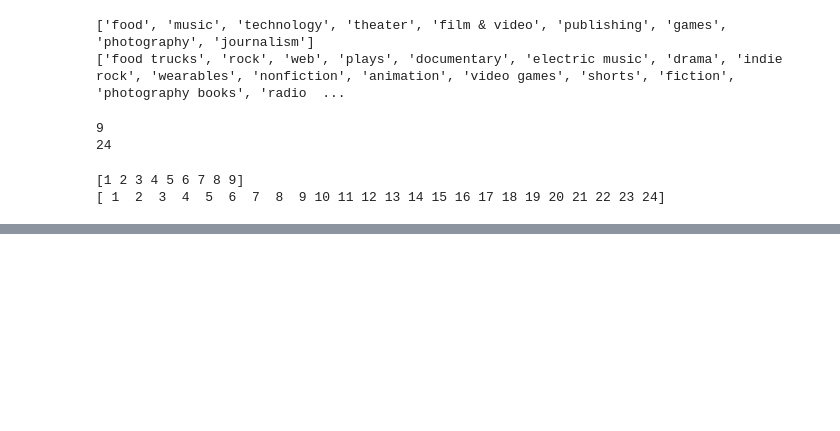
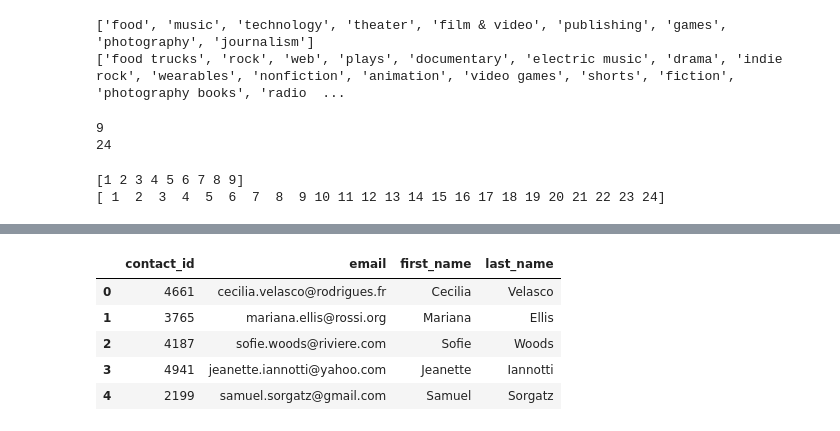
Before and after one commit to emilyclairevoyant/Crowdfunding_ETL, a Jupyter notebook: roughwork.ipynb, the cells around one changed output, grey strips where cells are left out. Drawn from its saved outputs; the diff is of its cells as text; code cells hidden in the pictures; blank space fills up the shorter version.

```diff
--- a/roughwork.ipynb
+++ b/roughwork.ipynb
@@ -121,3 +121,7 @@ campaign_df.head()
 | 2 | 1812 | 4187 | Melton, Robinson and Fritz | Function-based leadingedge pricin... | 108400 | 142523 | successful | 1425 | AU | ... |
 | 3 | 2156 | 4941 | Mcdonald, Gonzalez and Ross | Vision-oriented fresh-thinking co... | 4200 | 2477 | failed | 24 | US | ... |
 | 4 | 1365 | 2199 | Larson-Little | Proactive foreground core | 7600 | 5265 | failed | 53 | US | ... |
+# %%
+# Read the data into a Pandas DataFrame. Use the `header=2` parameter when reading in the data.
+contact_info_df = pd.read_excel('Resources/contacts.xlsx', header=2)
+contact_info_df.head()
@@ -123,0 +135,19 @@ campaign_df.head()
+# %%
+# Iterate through the contact_info_df and convert each row to a dictionary.
+import json
+
+dict_values = []
+for i, row in contact_info_df.iterrows():
+    # Assuming the first column contains the JSON string
+    data = row[0]
+    try:
+        converted_data = json.loads(data)
+        # Extract keys and values
+        columns = [key for key in converted_data.keys()]
+        row_values = [value for value in converted_data.values()]
+        dict_values.append(row_values)
+    except json.JSONDecodeError:
+        print(f"Error decoding JSON for row {i}: {data}")
+
+# Print out the list of values for each row.
+print(dict_values)
@@ -123,0 +157,5 @@ campaign_df.head()
+# %%
+# Create a contact_info DataFrame and add each list of values, i.e., each row
+# to the 'contact_id', 'name', 'email' columns.
+contact_information_df = pd.DataFrame(dict_values, columns = ('contact_id', 'name','email'))
+contact_information_df.head()
@@ -123,0 +169,14 @@ campaign_df.head()
+# %%
+# Create a "first"name" and "last_name" column with the first and last names from the "name" column.
+contact_information_df[['first_name', 'last_name']] = contact_information_df['name'].str.split(" ", n=1,expand=True)
+contact_information_df.head()
+# Drop the contact_name column
+contact_info_clean_df = contact_information_df.drop(['name'],axis=1)
+contact_info_clean_df.head(5)
+# %% [output]
+|  | contact_id | email | first_name | last_name |
+| 0 | 4661 | cecilia.velasco@rodrigues.fr | Cecilia | Velasco |
+| 1 | 3765 | mariana.ellis@rossi.org | Mariana | Ellis |
+| 2 | 4187 | sofie.woods@riviere.com | Sofie | Woods |
+| 3 | 4941 | jeanette.iannotti@yahoo.com | Jeanette | Iannotti |
+| 4 | 2199 | samuel.sorgatz@gmail.com | Samuel | Sorgatz |
```
Also changed, not shown: parts of 3 cells of this notebook, 1 other file.
